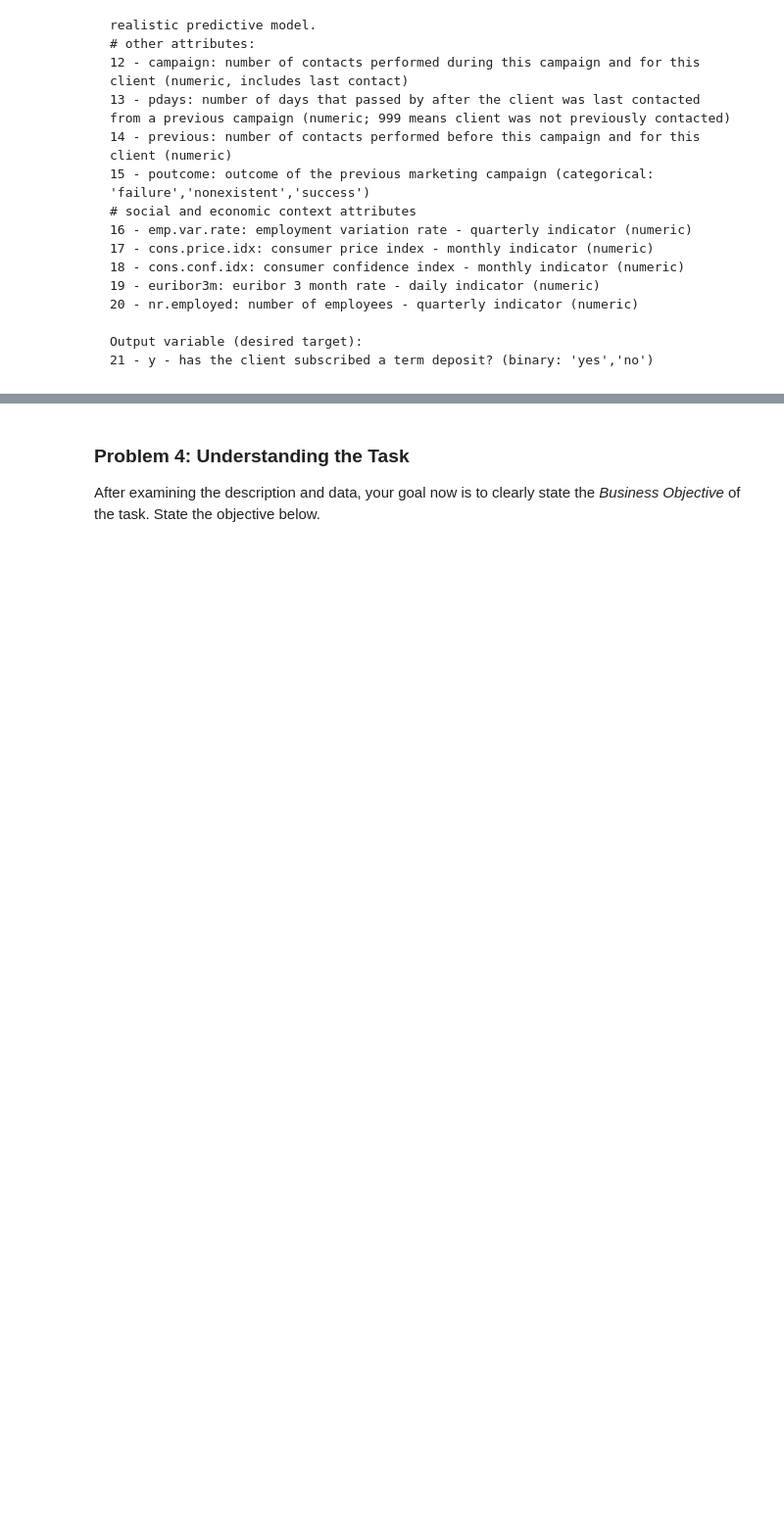
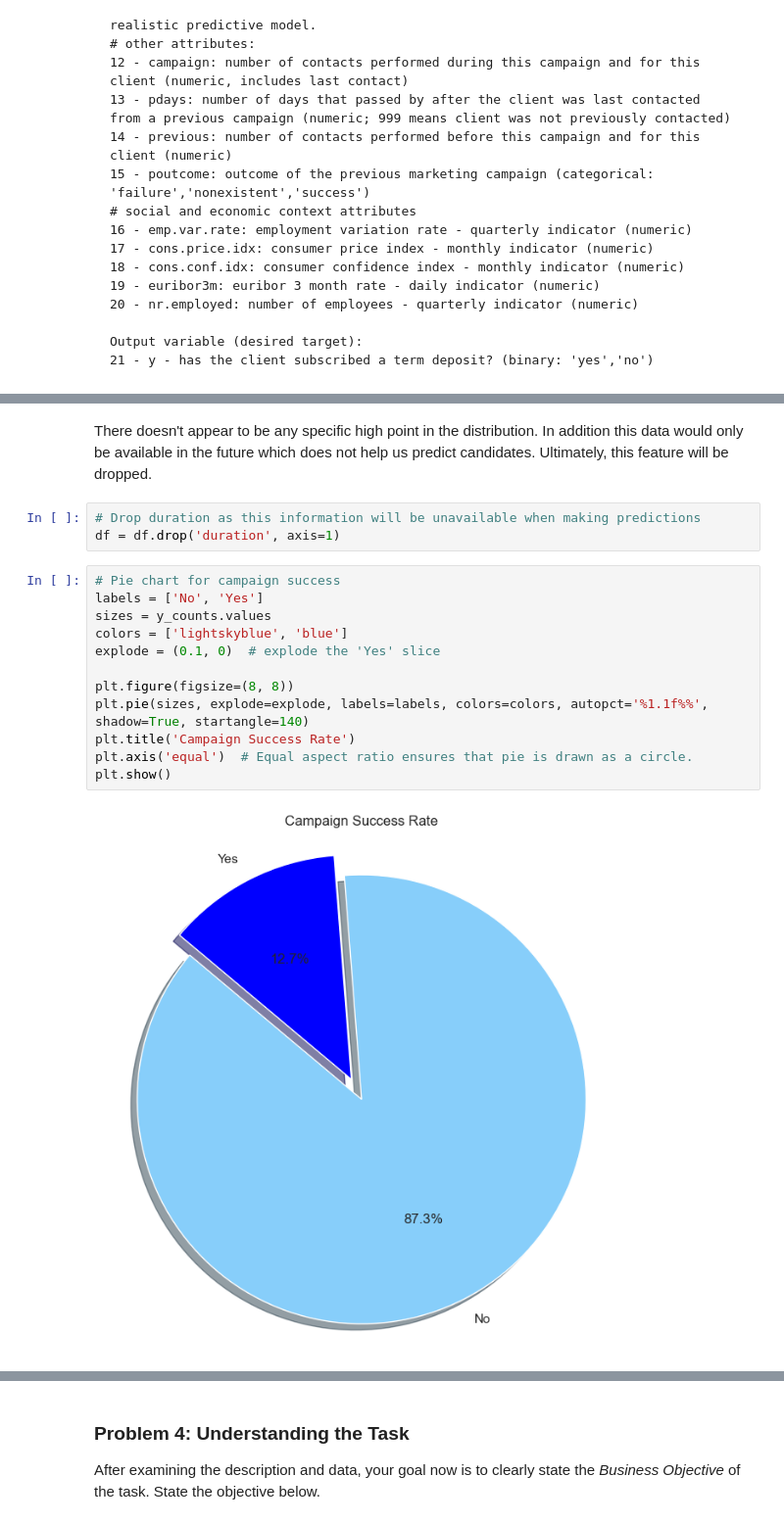
Before and after one commit to tmadrms/practical_application_III, a Jupyter notebook: prompt_III.ipynb, the cells around one changed output, grey strips where cells are left out. Shown at 98% size. Cells and saved outputs as stored; diff of their text form; blank space fills up the shorter version.

```diff
--- a/prompt_III.ipynb
+++ b/prompt_III.ipynb
@@ -67,0 +269,19 @@ Output variable (desired target):
+# %% [markdown]
+There doesn't appear to be any specific high point in the distribution.  In addition this data would only be available in the future which does not help us predict candidates.  Ultimately, this feature will be dropped.
+# %%
+# Drop duration as this information will be unavailable when making predictions
+df = df.drop('duration', axis=1)
+# %%
+# Pie chart for campaign success
+labels = ['No', 'Yes']
+sizes = y_counts.values
+colors = ['lightskyblue', 'blue']
+explode = (0.1, 0)  # explode the 'Yes' slice
+
+plt.figure(figsize=(8, 8))
+plt.pie(sizes, explode=explode, labels=labels, colors=colors, autopct='%1.1f%%', shadow=True, startangle=140)
+plt.title('Campaign Success Rate')
+plt.axis('equal')  # Equal aspect ratio ensures that pie is drawn as a circle.
+plt.show()
+# %% [output]
+[figure, added]
```
Also changed, not shown: parts of 42 cells of this notebook, 8 other files.
